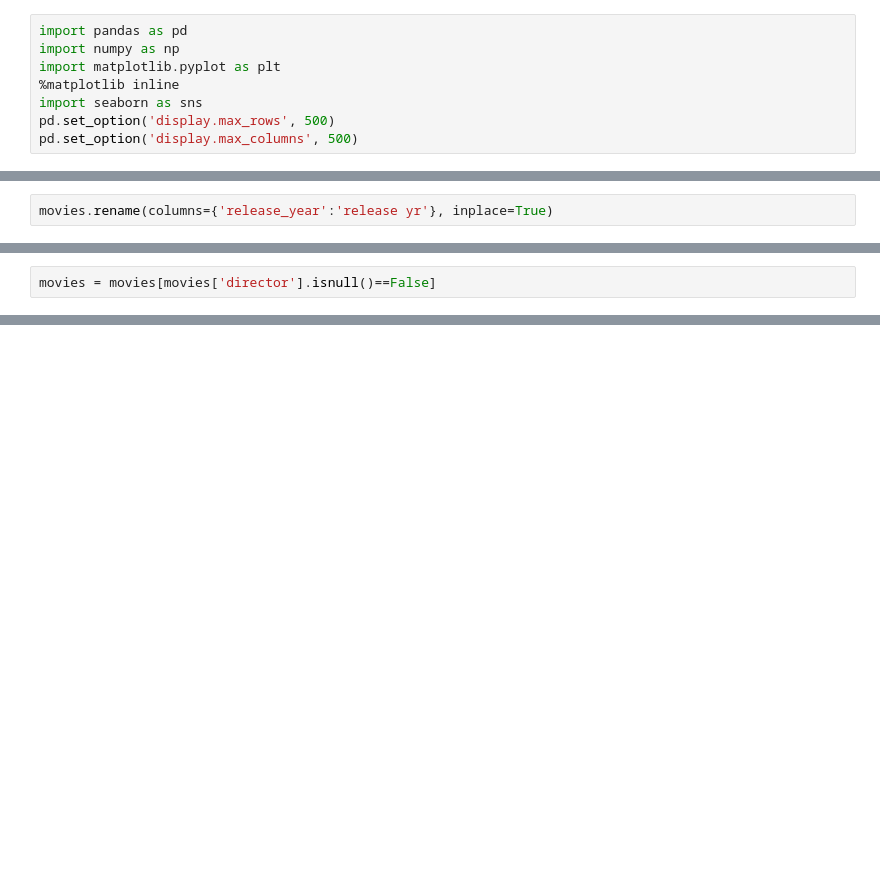
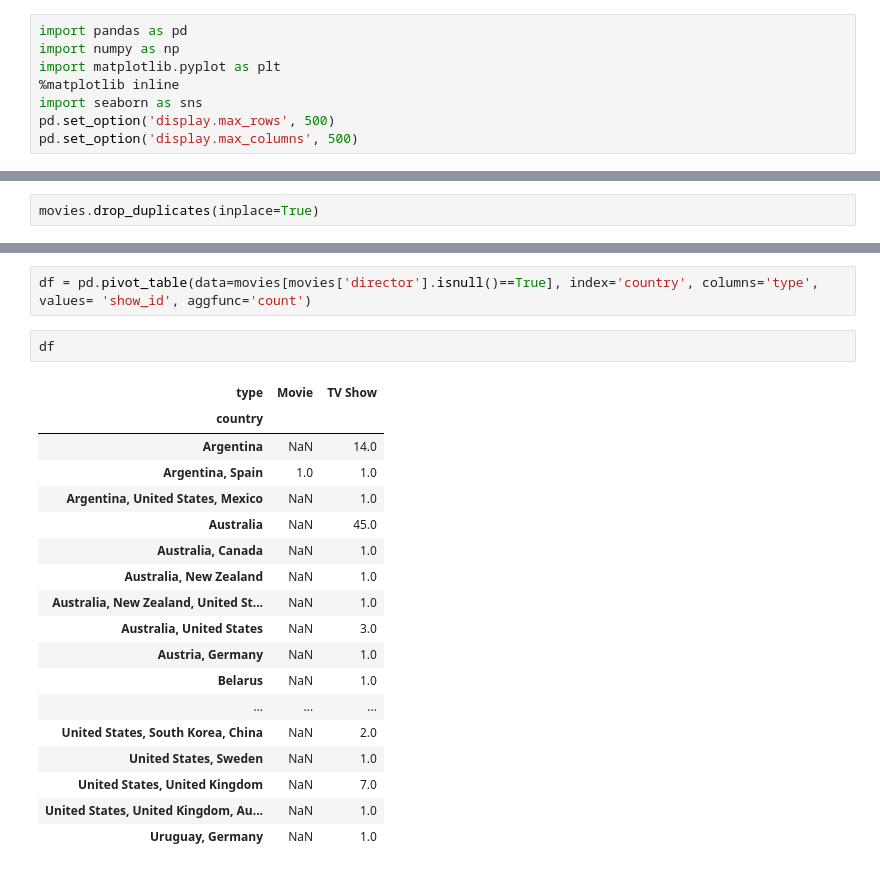
Before and after one commit to KarishmaVelagaleti/NetflixData, a Jupyter notebook: Netflix.ipynb, the cells around one changed output, grey strips where cells are left out. Drawn from its saved outputs; the diff is of its cells as text; blank space fills up the shorter version.

Commit message:
Exploring data

```diff
--- a/Netflix.ipynb
+++ b/Netflix.ipynb
@@ -19,2 +23,2 @@ movies.head()
 # %%
-movies.rename(columns={'release_year':'release yr'}, inplace=True)
+movies.drop_duplicates(inplace=True)
@@ -45,3 +46 @@ description       0
 dtype: int64
-# %%
-movies = movies[movies['director'].isnull()==False]
@@ -196,0 +77,23 @@ plt.hist(release_year)
+# %%
+df = pd.pivot_table(data=movies[movies['director'].isnull()==True], index='country', columns='type',  values= 'show_id', aggfunc='count')
+# %%
+df
+# %% [output]
+| type | Movie | TV Show |
+| country |  |  |
+| Argentina | NaN | 14.0 |
+| Argentina, Spain | 1.0 | 1.0 |
+| Argentina, United States, Mexico | NaN | 1.0 |
+| Australia | NaN | 45.0 |
+| Australia, Canada | NaN | 1.0 |
+| Australia, New Zealand | NaN | 1.0 |
+| Australia, New Zealand, United St... | NaN | 1.0 |
+| Australia, United States | NaN | 3.0 |
+| Austria, Germany | NaN | 1.0 |
+| Belarus | NaN | 1.0 |
+| ... | ... | ... |
+| United States, South Korea, China | NaN | 2.0 |
+| United States, Sweden | NaN | 1.0 |
+| United States, United Kingdom | NaN | 7.0 |
+| United States, United Kingdom, Au... | NaN | 1.0 |
+| Uruguay, Germany | NaN | 1.0 |
```
Also changed, not shown: parts of 45 cells of this notebook.
